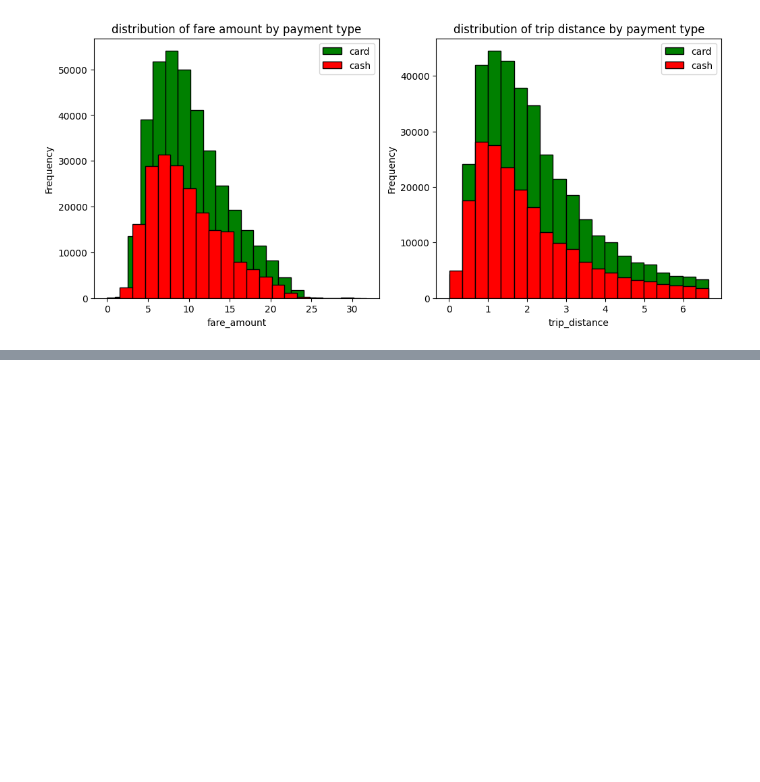
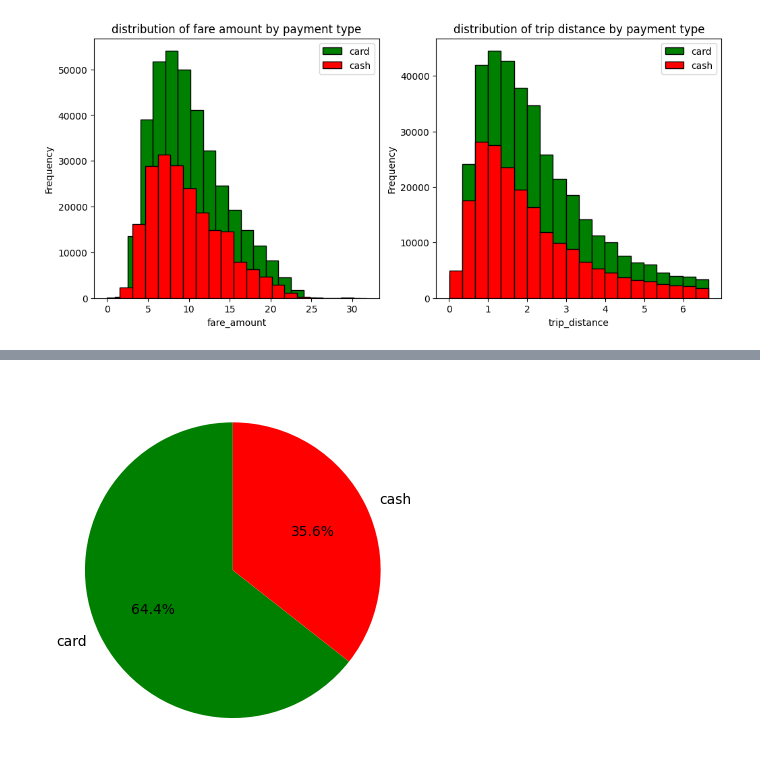
Before and after one commit to rajatvegan/Notebooks, a Jupyter notebook: 1_project-NYC-taxi.ipynb, the cells around one changed output, grey strips where cells are left out. Saved outputs shown, nothing was run; the diff lists cells and outputs as text; code cells hidden in the pictures; blank space fills up the shorter version.

```diff
--- a/1_project-NYC-taxi.ipynb
+++ b/1_project-NYC-taxi.ipynb
@@ -286,0 +297,5 @@ plt.show()
+# %%
+plt.pie(df['payment_type'].value_counts(),labels=df.payment_type.value_counts().index,autopct='%1.1f%%',startangle=90,colors=['green','red'])
+plt.show()
+# %% [output]
+[figure, added]
```
Also changed, not shown: parts of 12 cells of this notebook.
